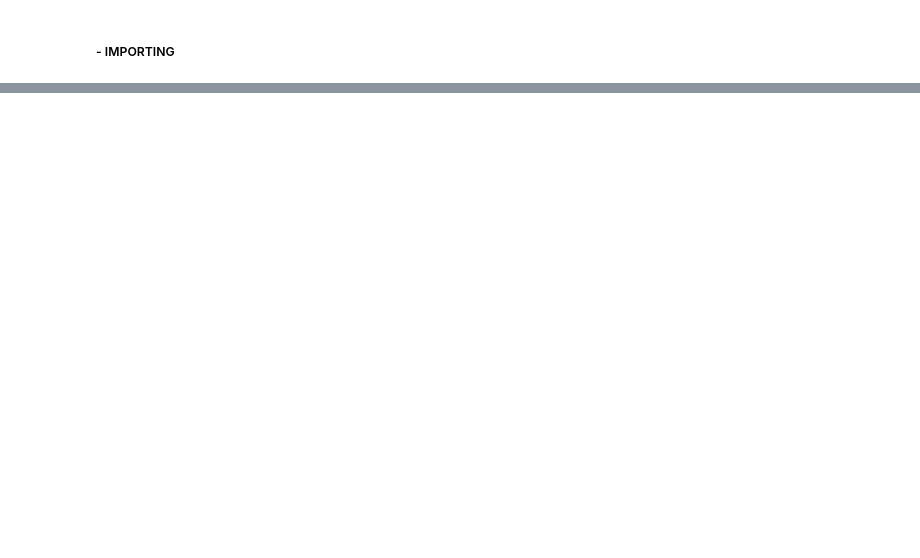
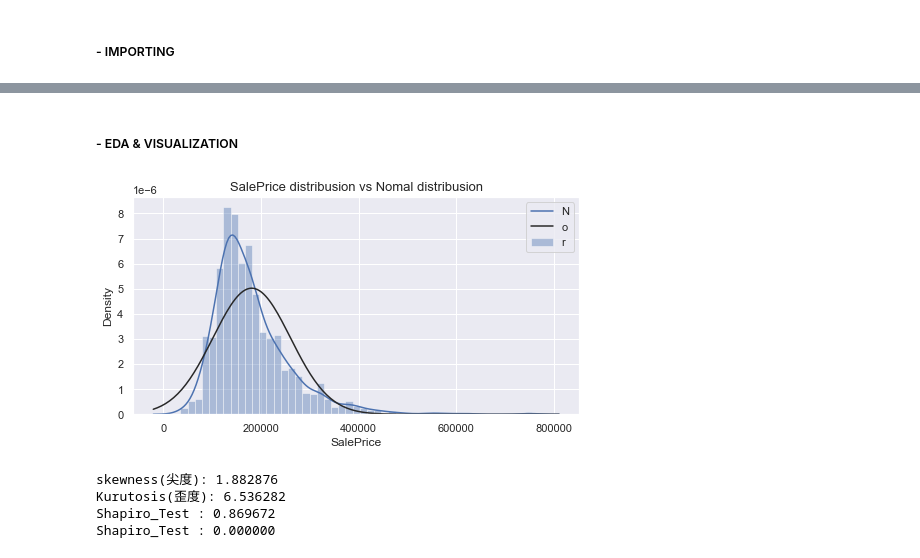
Before and after one commit to GitHiru/ml_dic, a Jupyter notebook: pre_learning/week4/week4_2_houseprices.ipynb, the cells around one changed output, grey strips where cells are left out. Cells and saved outputs as stored; diff of their text form; code cells hidden in the pictures; blank space fills up the shorter version.

Commit message:
(week2) House Prise

```diff
--- a/pre_learning/week4/week4_2_houseprices.ipynb
+++ b/pre_learning/week4/week4_2_houseprices.ipynb
@@ -300,0 +304,6 @@ houce_df =
+# %%
+# IMPORTING DATA
+
+house_df = pd.read_csv("input/train.csv")
+data_w = house_df.copy()
+data_w.info()
@@ -300,0 +338,27 @@ houce_df =
+# %% [markdown]
+##### - EDA & VISUALIZATION
+# %%
+# Getting the main parameters of the Normal Ditribution
+
+mu, sigma = norm.fit(data_w["SalePrice"])
+plt.figure(figsize=(8, 4))
+sns.distplot(data_w["SalePrice"], kde=True, hist=True, fit=norm)
+plt.title("SalePrice distribusion vs Nomal distribusion", fontsize=13)
+plt.legend("Normal dist. ($\mu =$ {:.2f} and $\siguma = $ {:.2f})".format(mu, sigma))
+plt.show()
+# %% [output]
+[figure, added]
+# %%
+# Skew and kurt
+
+shap_t, shap_p = stats.shapiro(data_w["SalePrice"])
+
+print("skewness%s: %f" % ("(尖度)" , abs(data_w["SalePrice"]).skew()))
+print("Kurutosis%s: %f" % ("(歪度)", abs(data_w["SalePrice"]).kurt()))
+print("Shapiro_Test : %f" % shap_t)
+print("Shapiro_Test : %f" % shap_p)
+# %% [output]
+skewness(尖度): 1.882876
+Kurutosis(歪度): 6.536282
+Shapiro_Test : 0.869672
+Shapiro_Test : 0.000000
```
Also changed, not shown: parts of 25 cells of this notebook.
